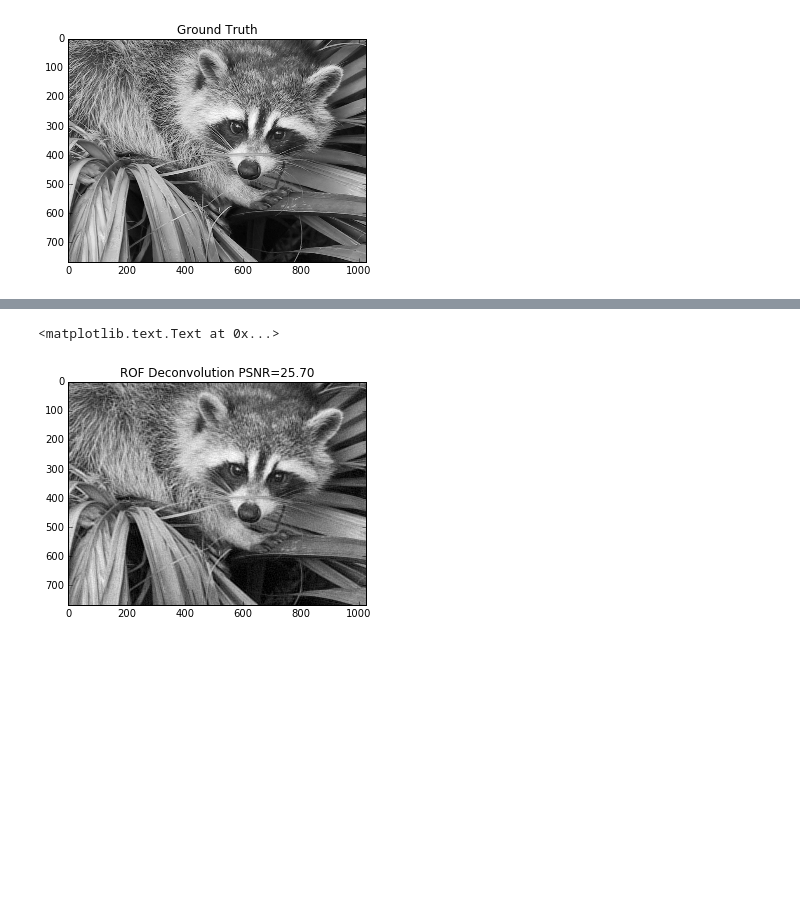
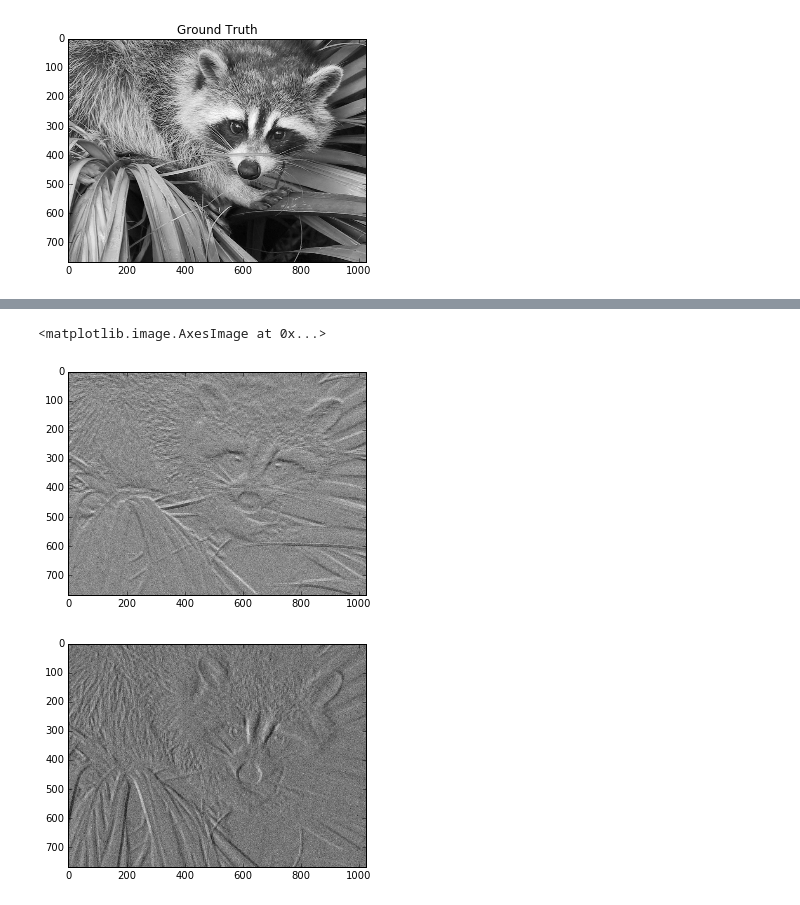
Before and after one commit to ygu2009/ImageProcessing, a Jupyter notebook: ImageRestoration.ipynb, the cells around one changed output, grey strips where cells are left out. Drawn from its saved outputs; the diff is of its cells as text; code cells hidden in the pictures; blank space fills up the shorter version.

```diff
--- a/ImageRestoration.ipynb
+++ b/ImageRestoration.ipynb
@@ -103,22 +76,9 @@ def div(gfx,gfy):
-# %%
-# Deconvolution by Total Variation(TV/L1) Regularization (ROF model)
-import math
-lmda = 0.05 # regularization parameter for TV term
-epsilon = 1e-3
-tau = 0.5 # step size
-u = np.ones([M,N]) # initital image
-
-# Using iterative Gradient Descent method to minimize the cost function with TV regularization
-for iter in range(100):
-    gradfx, gradfy=grad(Bn)
-    normgrad=pow(gradfx**2+gradfy**2+epsilon,0.5)
-    v=signal.convolve2d(u, K, mode='same', boundary='symm')-Bn
-    vh=signal.convolve2d(v, K, mode='same', boundary='symm')
-    u=u-tau*(vh-lmda*div(gradfx/normgrad, gradfy/normgrad))
-
-recon=u
-plt.imshow(recon,cmap = plt.get_cmap('gray'), vmin = 0, vmax = 255)
-plt.title('ROF Deconvolution PSNR='+ str("{0:.2f}".format(PSNR(ref, recon))))
-# %% [output]
-<matplotlib.text.Text at 0x...>
-[figure, removed]
+# %%
+gradfx, gradfy=grad(Bn)
+plt.imshow(gradfx,cmap=plt.cm.gray)
+plt.figure()
+plt.imshow(gradfy,cmap=plt.cm.gray)
+# %% [output]
+<matplotlib.image.AxesImage at 0x...>
+[figure, added]
+[figure, added]
```
Also changed, not shown: parts of 5 cells of this notebook.
